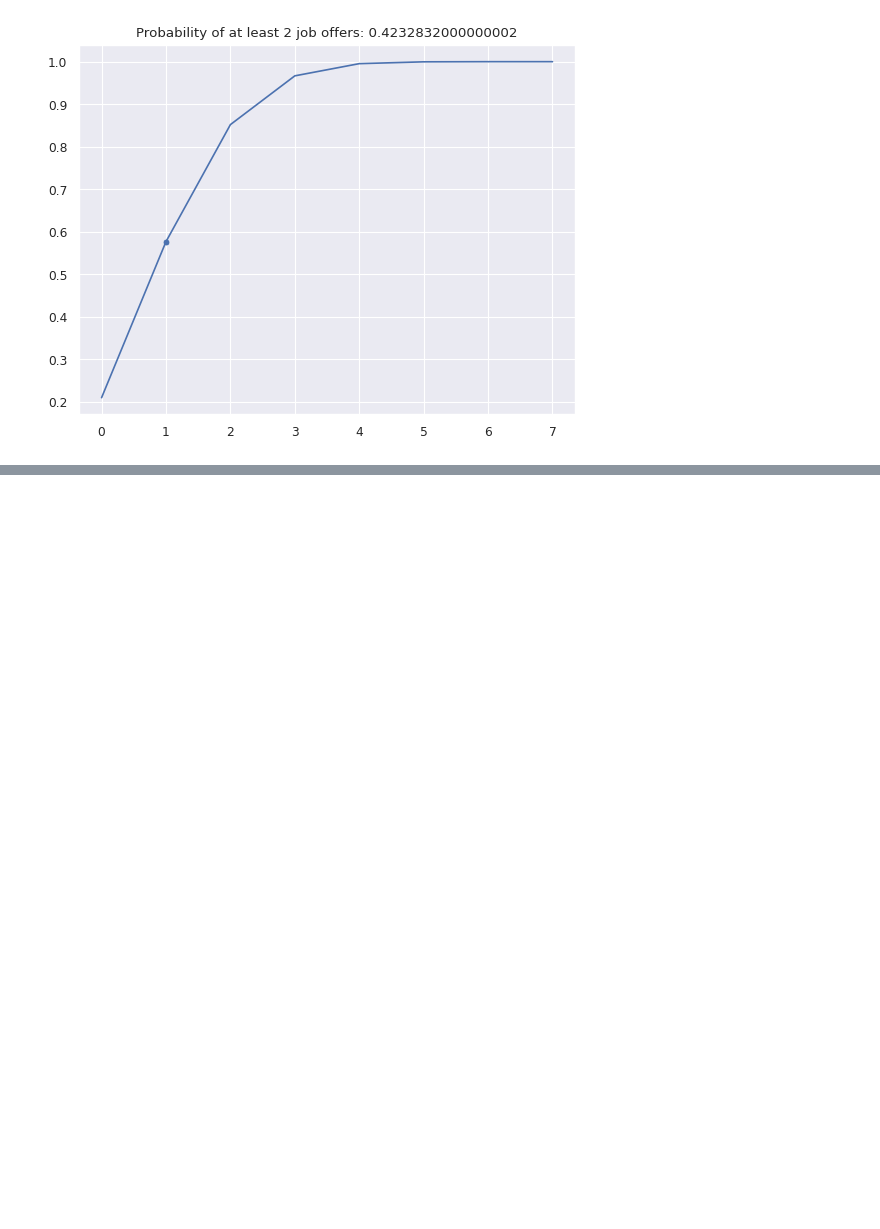
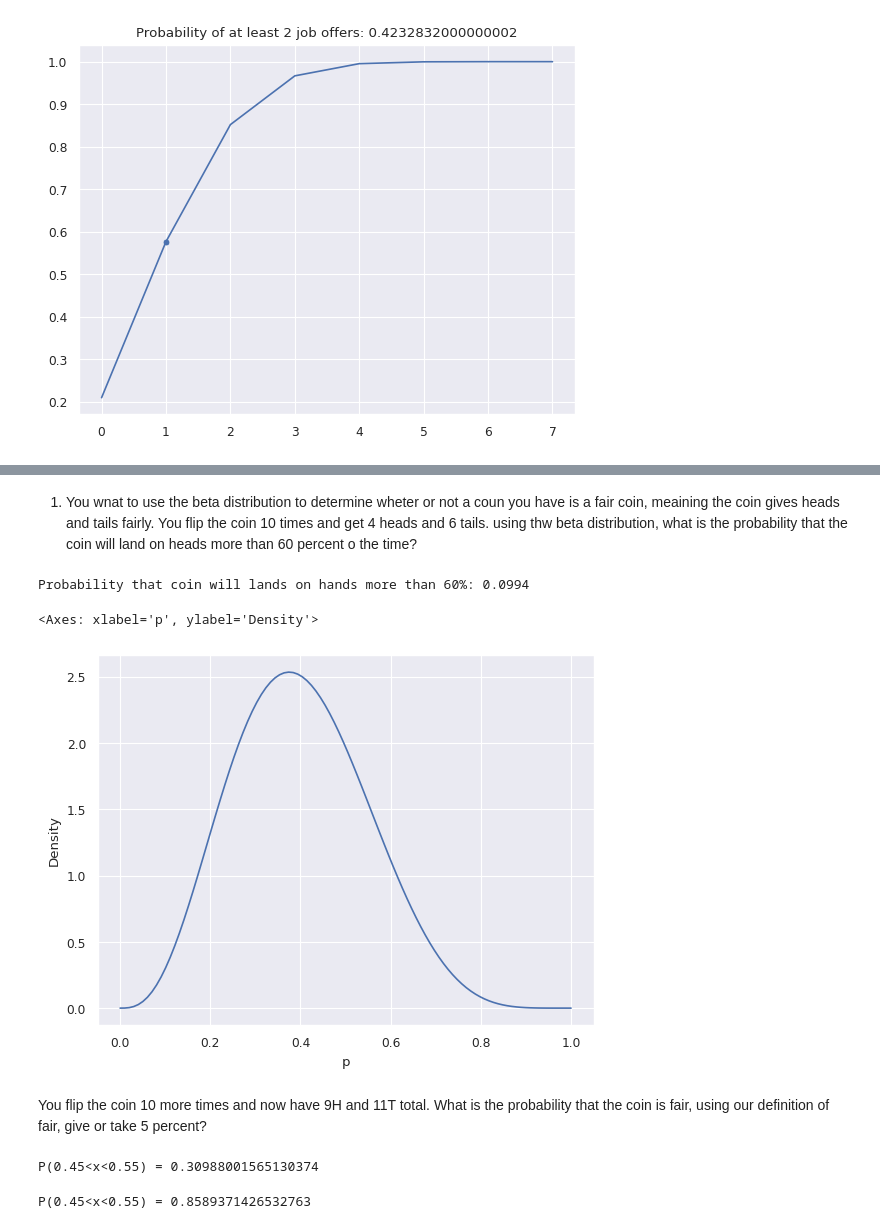
Before and after one commit to lennardong/bayesian_statistics, a Jupyter notebook: 04_binomial_distributions.ipynb, the cells around one changed output, grey strips where cells are left out. Cells and saved outputs as stored; diff of their text form; code cells hidden in the pictures; blank space fills up the shorter version.

```diff
--- a/04_binomial_distributions.ipynb
+++ b/04_binomial_distributions.ipynb
@@ -76,0 +113,44 @@ CDF @ N = 0.851968
+# %% [markdown]
+1. You wnat to use the beta distribution to determine wheter or not a coun you have is a fair coin, meaining the coin gives heads and tails fairly. You flip the coin 10 times and get 4 heads and 6 tails. using thw beta distribution, what is the probability that the coin will land on heads more than 60 percent o the time?
+# %%
+a, b = 4, 6
+b_dist = stats.beta(a, b)
+
+p_gt_60 = 1 - b_dist.cdf(0.6)
+print(f"Probability that coin will lands on hands more than 60%: {p_gt_60:.4f}")
+
+df = pd.DataFrame(
+    {
+        "p": np.linspace(0, 1, 100),
+        "Density": b_dist.pdf(np.linspace(0, 1, 100)),
+    }
+)
+sns.lineplot(df, x="p", y="Density")
+# %% [output]
+Probability that coin will lands on hands more than 60%: 0.0994
+<Axes: xlabel='p', ylabel='Density'>
+[figure, added]
+# %% [markdown]
+You flip the coin 10 more times and now have 9H and 11T total. What is the probability that the coin is fair, using our definition of fair, give or take 5 percent?
+# %%
+a, b = 9, 11
+b_dist_2 = stats.beta(a, b)
+
+p_lt_45 = b_dist_2.cdf(0.45)
+p_gf_55 = 1 - b_dist_2.cdf(0.55)
+p_fair = 1 - p_lt_45 - p_gf_55
+
+print(f"P(0.45<x<0.55) = {p_fair}")
+# %% [output]
+P(0.45<x<0.55) = 0.30988001565130374
+# %%
+a, b = 109, 111
+b_dist_3 = stats.beta(a, b)
+
+p_lt_45 = b_dist_3.cdf(0.45)
+p_gf_55 = 1 - b_dist_3.cdf(0.55)
+p_fair = 1 - p_lt_45 - p_gf_55
+
+print(f"P(0.45<x<0.55) = {p_fair}")
+# %% [output]
+P(0.45<x<0.55) = 0.8589371426532763
```
Also changed, not shown: parts of 4 cells of this notebook.
